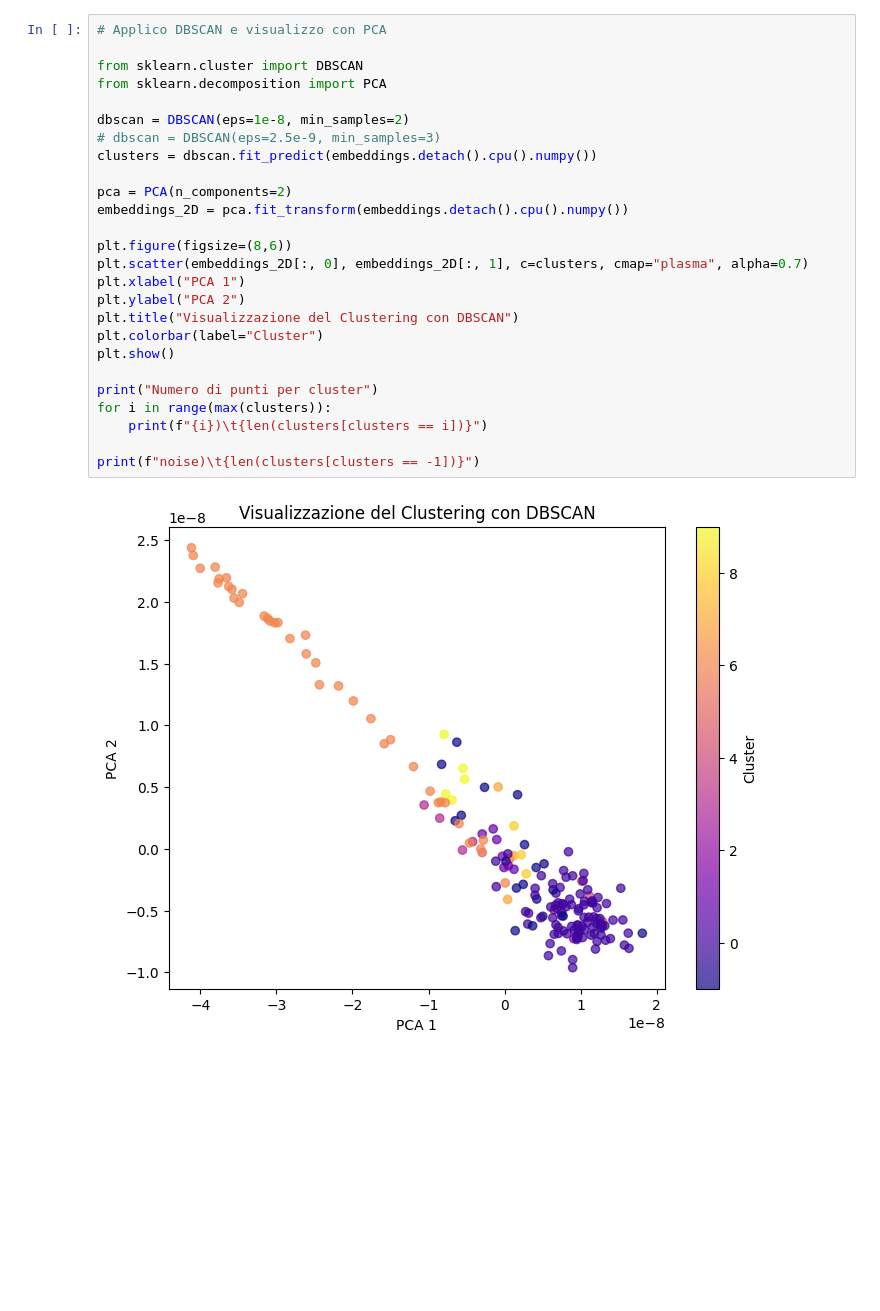
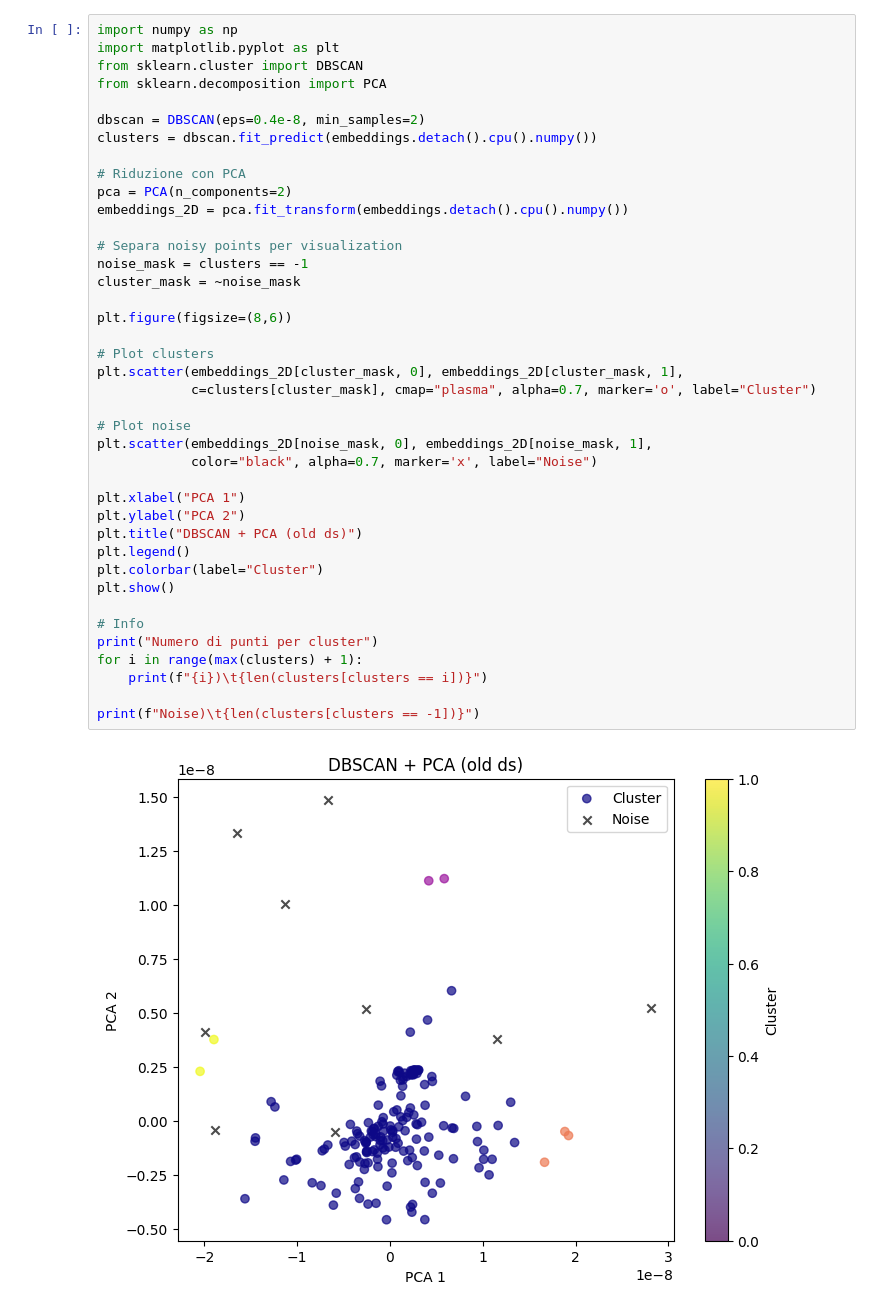
Before and after one commit to Emanuele19/TopologyPermutations, a Jupyter notebook: GCN_MP_Model.ipynb, the cells around one changed output. Saved outputs shown, nothing was run; the diff lists cells and outputs as text; blank space fills up the shorter version.

```diff
--- a/GCN_MP_Model.ipynb
+++ b/GCN_MP_Model.ipynb
@@ -126,29 +175,43 @@ plt.show()
 # %%
-# Applico DBSCAN e visualizzo con PCA
-
+import numpy as np
+import matplotlib.pyplot as plt
 from sklearn.cluster import DBSCAN
 from sklearn.decomposition import PCA
 
-dbscan = DBSCAN(eps=1e-8, min_samples=2)
-# dbscan = DBSCAN(eps=2.5e-9, min_samples=3)
+dbscan = DBSCAN(eps=0.4e-8, min_samples=2)
 clusters = dbscan.fit_predict(embeddings.detach().cpu().numpy())
 
+# Riduzione con PCA
 pca = PCA(n_components=2)
 embeddings_2D = pca.fit_transform(embeddings.detach().cpu().numpy())
 
+# Separa noisy points per visualization
+noise_mask = clusters == -1
+cluster_mask = ~noise_mask
+
 plt.figure(figsize=(8,6))
-plt.scatter(embeddings_2D[:, 0], embeddings_2D[:, 1], c=clusters, cmap="plasma", alpha=0.7)
+
+# Plot clusters
+plt.scatter(embeddings_2D[cluster_mask, 0], embeddings_2D[cluster_mask, 1],
+            c=clusters[cluster_mask], cmap="plasma", alpha=0.7, marker='o', label="Cluster")
+
+# Plot noise
+plt.scatter(embeddings_2D[noise_mask, 0], embeddings_2D[noise_mask, 1],
+            color="black", alpha=0.7, marker='x', label="Noise")
+
 plt.xlabel("PCA 1")
 plt.ylabel("PCA 2")
-plt.title("Visualizzazione del Clustering con DBSCAN")
+plt.title("DBSCAN + PCA (old ds)")
+plt.legend()
 plt.colorbar(label="Cluster")
 plt.show()
 
+# Info
 print("Numero di punti per cluster")
-for i in range(max(clusters)):
+for i in range(max(clusters) + 1):
     print(f"{i})\t{len(clusters[clusters == i])}")
 
-print(f"noise)\t{len(clusters[clusters == -1])}")
+print(f"Noise)\t{len(clusters[clusters == -1])}")
 # %% [output]
-[figure, old version]
+[figure, new version]
 Numero di punti per cluster
```
Also changed, not shown: parts of 9 cells of this notebook.
